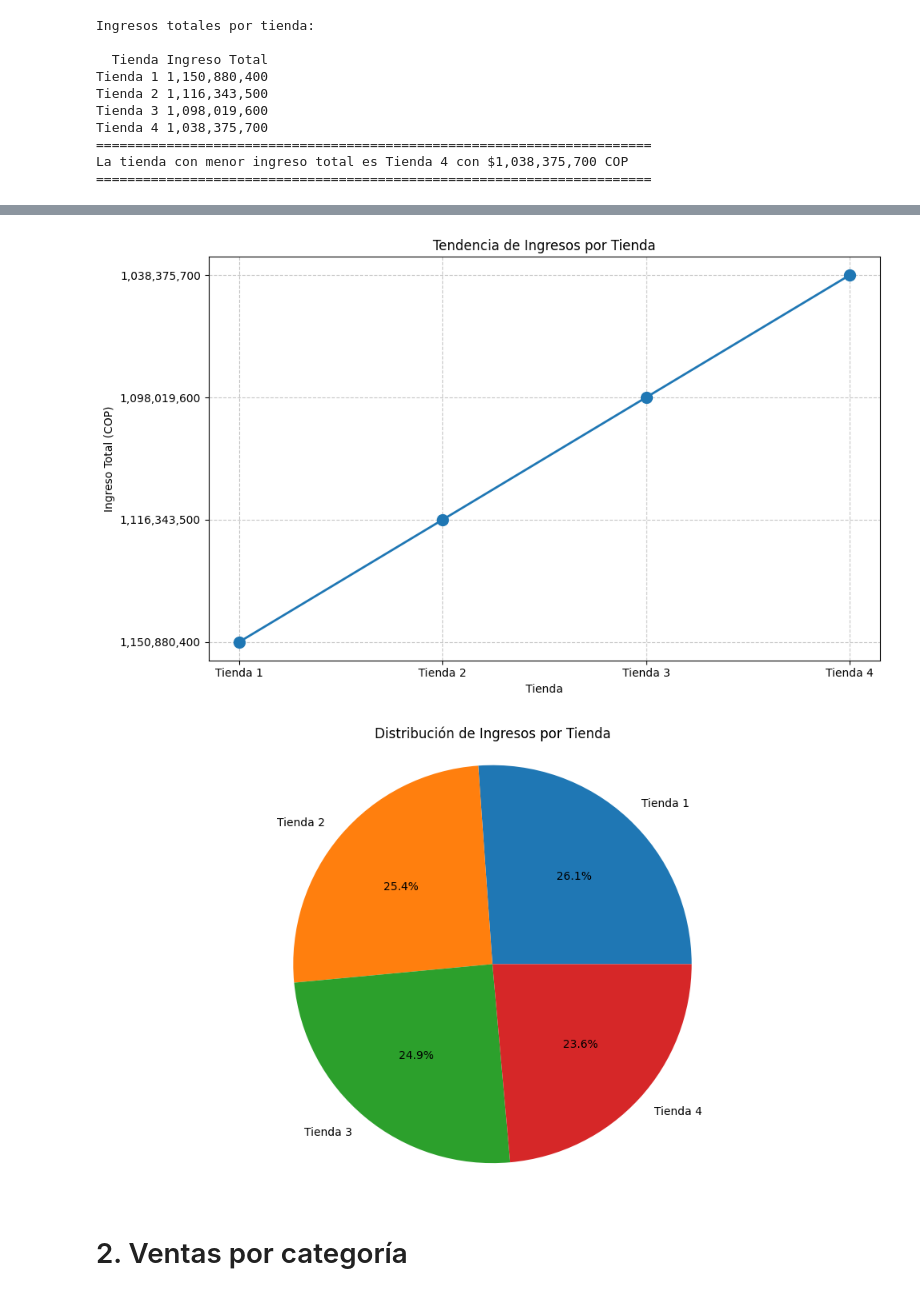
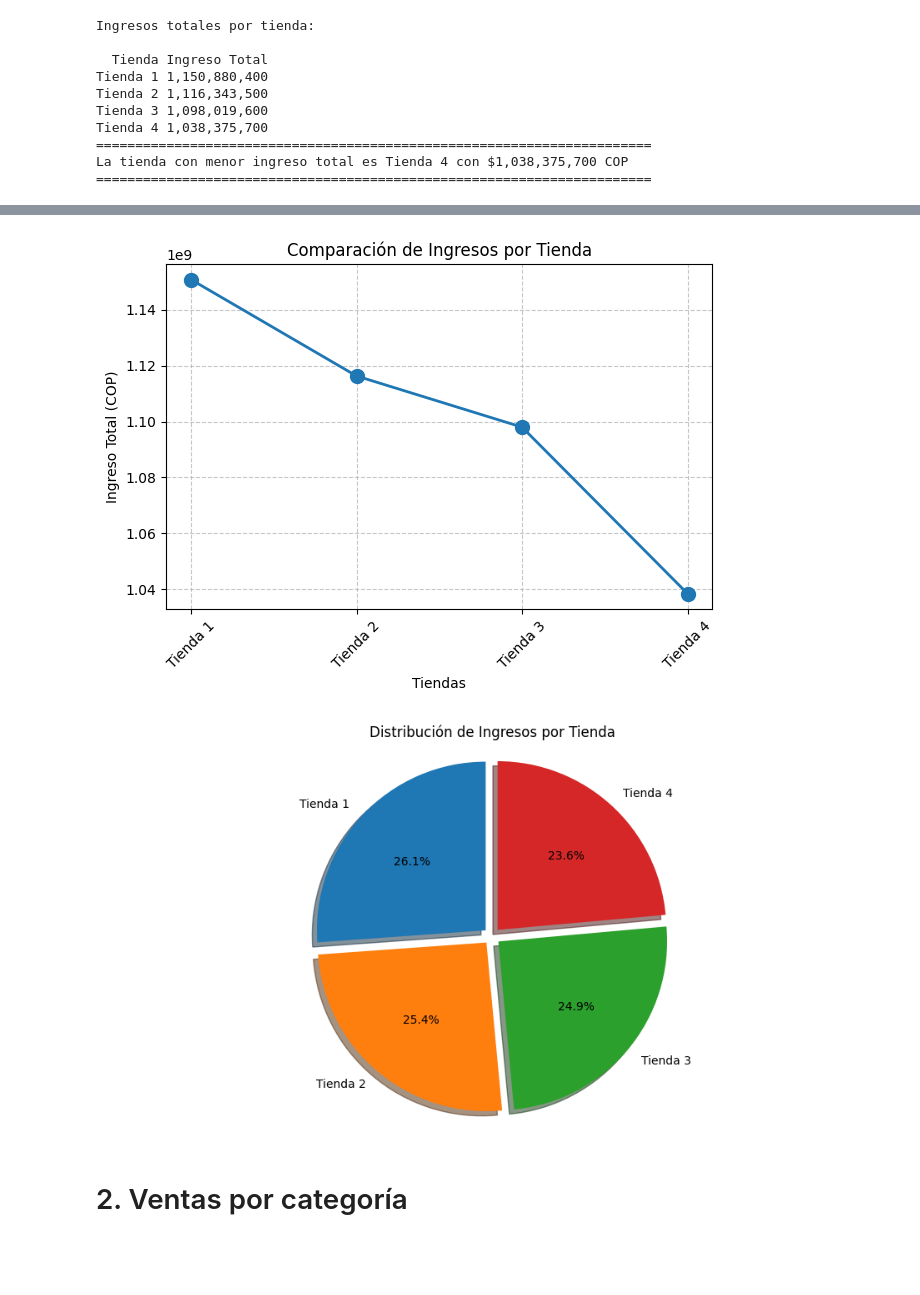
Before and after one commit to willian-ai/challenge1-data-science-latam-main, a Jupyter notebook: AluraStoreLatam.ipynb, the cells around one changed output, grey strips where cells are left out. Saved outputs shown, nothing was run; the diff lists cells and outputs as text; code cells hidden in the pictures; blank space fills up the shorter version.

```diff
--- a/AluraStoreLatam.ipynb
+++ b/AluraStoreLatam.ipynb
@@ -125,25 +113,36 @@ plt.close()
 # %%
-# Crear gráfico de líneas
-plt.figure(figsize=(10, 6))
-plt.plot(resultados['Tienda'], resultados['Ingreso Total'], marker='o', linewidth=2, markersize=10)
-plt.title('Tendencia de Ingresos por Tienda')
-plt.xlabel('Tienda')
+
+# Crear gráfico de líneas para comparar las tiendas
+plt.figure(figsize=(6.4, 4.8))
+plt.plot(resultados_ordenados['Tienda'],
+         resultados_ordenados['Ingreso Total'].str.replace(',','').astype(float),
+         marker='o',
+         linewidth=2,
+         markersize=10)
+plt.title('Comparación de Ingresos por Tienda')
+plt.xlabel('Tiendas')
 plt.ylabel('Ingreso Total (COP)')
 plt.grid(True, linestyle='--', alpha=0.7)
+plt.xticks(rotation=45)
 plt.tight_layout()
 plt.show()
 plt.close()
-
-# Crear gráfico circular (pie)
-plt.figure(figsize=(10, 6))
-plt.pie(ingresos_numericos.values(), labels=ingresos_numericos.keys(), autopct='%1.1f%%')
-plt.title('Distribución de Ingresos por Tienda')
-plt.axis('equal')
-plt.tight_layout()
-plt.show()
-plt.close()
 # %% [output]
-[figure, old version]
+[figure, new version]
-[figure, removed]
+# %%
+# Crear gráfico circular (pie) para mostrar proporción de ingresos
+plt.figure(figsize=(12, 6))
+plt.pie(resultados_ordenados['Ingreso Total'].str.replace(',','').astype(float),
+        labels=resultados_ordenados['Tienda'],
+        autopct='%1.1f%%',
+        startangle=90,
+        shadow=True,
+        explode=[0.05]*4)
+plt.title('Distribución de Ingresos por Tienda')
+plt.axis('equal')
+plt.show()
+plt.close()
+# %% [output]
+[figure, added]
 # %% [markdown]
 # 2. Ventas por categoría
```
Also changed, not shown: parts of 7 cells of this notebook, 1 other file.
